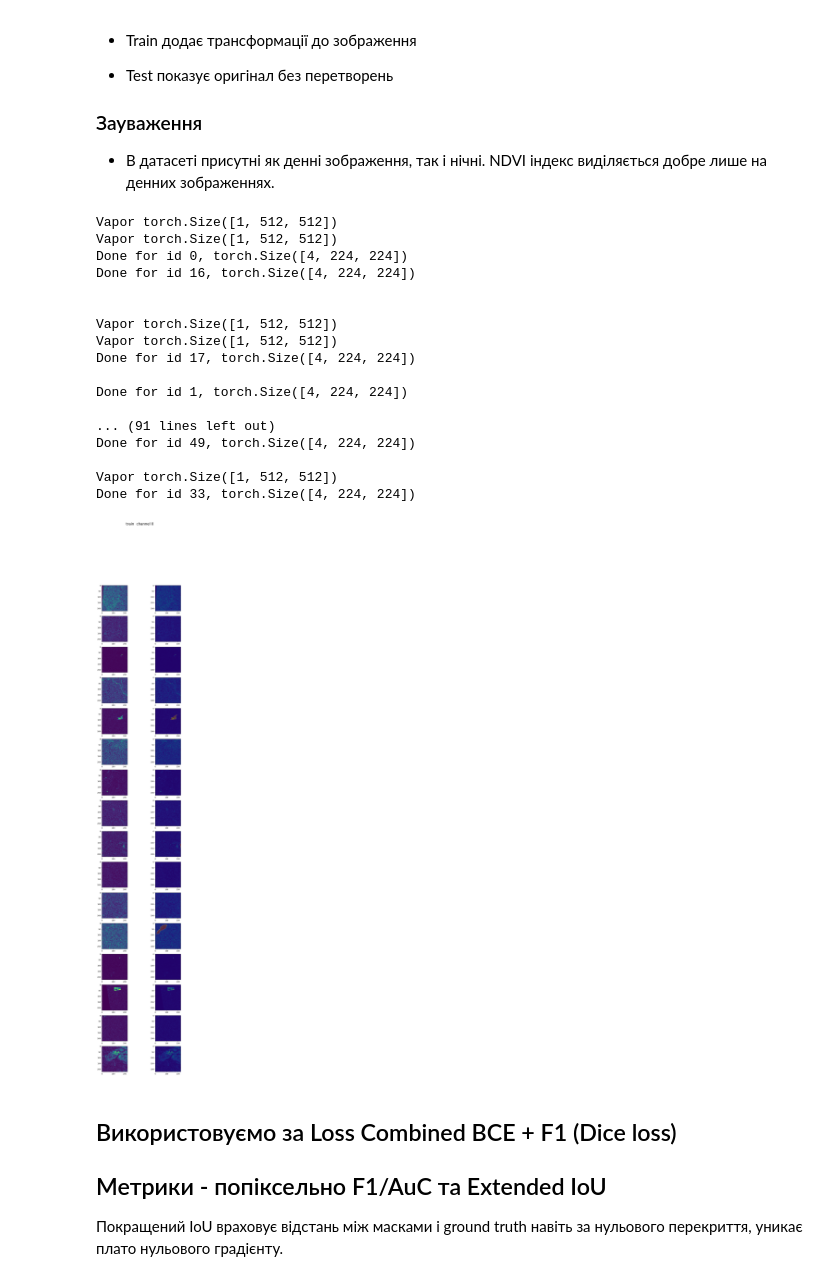
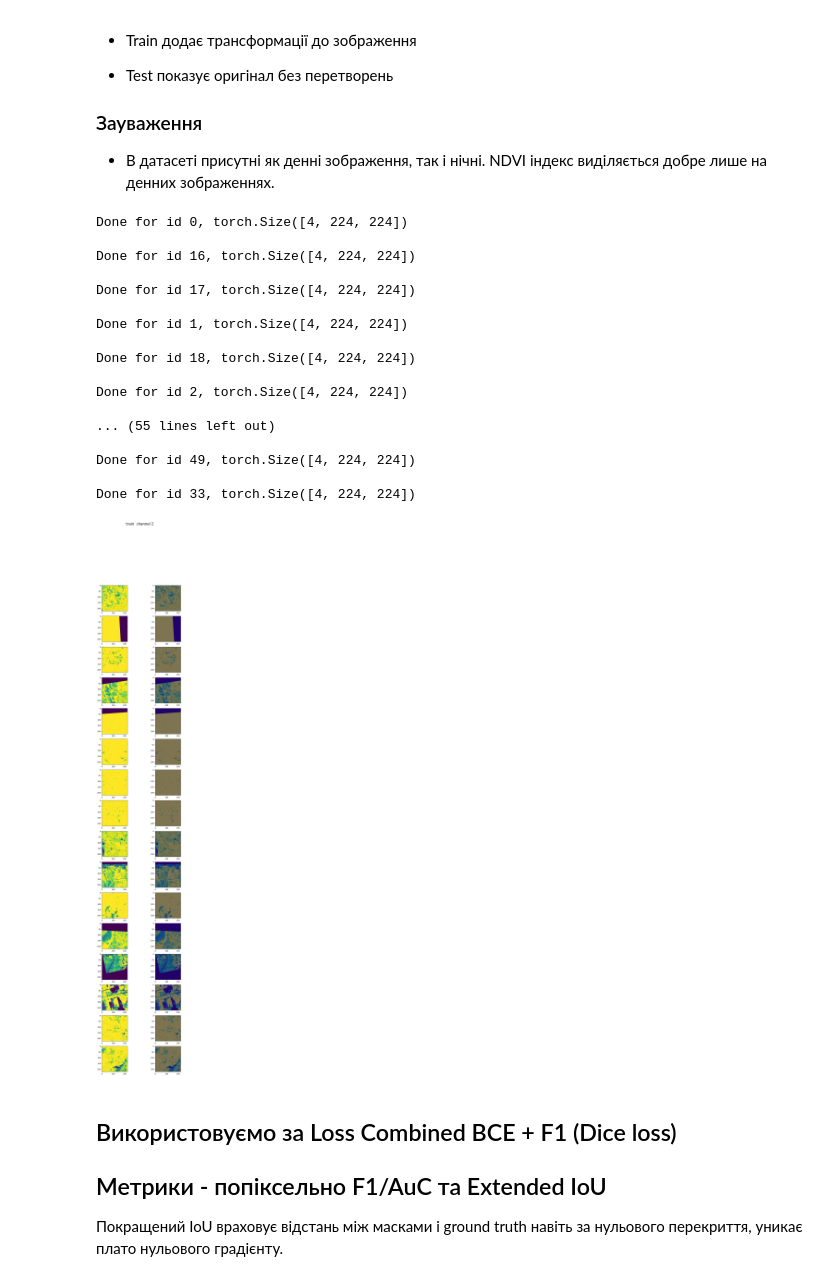
Before and after one commit to Yalnyra/CaBuAr-segmentation-learning, a Jupyter notebook: california_burned_areas/cabuar_main.ipynb, the cells around one changed output. Drawn from its saved outputs; the diff is of its cells as text; code cells hidden in the pictures.

```diff
--- a/california_burned_areas/cabuar_main.ipynb
+++ b/california_burned_areas/cabuar_main.ipynb
@@ -291,8 +291,8 @@ class CaBuArPyTorchDataset(datasets.GeneratorBasedBuilder):
         post_nir = post_fire[7, :, :]
         post_red = post_fire[3, :, :]
         # Compute hyperbolic difference of channels
-        ndvi_pre = hyperbolic_diff(pre_nir, pre_red, scale=1.)
-        ndvi_post = hyperbolic_diff(post_nir, post_red, scale=1.)
+        ndvi_pre = hyperbolic_diff(pre_nir, pre_red, scale=8.5)
+        ndvi_post = hyperbolic_diff(post_nir, post_red, scale=8.5)
 
         # Return a mean square distance between old and new
         return torch.square(ndvi_post - ndvi_pre)
@@ -330,7 +330,7 @@ class CaBuArPyTorchDataset(datasets.GeneratorBasedBuilder):
         # Extract water vapor band 09
         # water_vapor = compute_difference(post_fire[8,:,:],pre_fire[8, :, :])
         water_vapor = post_fire[8,:,:]
-        water_vapor = transforms.Normalize([2300.],[600])(water_vapor.unsqueeze(0))
+        water_vapor = transforms.Normalize([2000.],[600])(water_vapor.unsqueeze(0))
         # print(f"Vapor {water_vapor.shape}")
         # Augment layers: edge detection, saturation etc.
         if self.augment:
@@ -459,39 +459,39 @@ KeyboardInterrupt:
 # %%
 idx, processed_img = next(enumerate(tr_loader))
 # %% [output]
-Vapor torch.Size([1, 512, 512])
-Vapor torch.Size([1, 512, 512])
 Done for id 0, torch.Size([4, 224, 224])
+
 Done for id 16, torch.Size([4, 224, 224])
 
-
-Vapor torch.Size([1, 512, 512])
-Vapor torch.Size([1, 512, 512])
 Done for id 17, torch.Size([4, 224, 224])
 
 Done for id 1, torch.Size([4, 224, 224])
 
-... (91 lines left out)
+Done for id 18, torch.Size([4, 224, 224])
+
+Done for id 2, torch.Size([4, 224, 224])
+
+... (55 lines left out)
+
 Done for id 49, torch.Size([4, 224, 224])
 
-Vapor torch.Size([1, 512, 512])
 Done for id 33, torch.Size([4, 224, 224])
 # %%
 
 # Let's plot some images
 def draw_transforms(batch_img, batch_size, ch, caption:str):
   x, y = batch_img
   fig, axes = plt.subplots(batch_size, 2, figsize=(10,50))
   fig.suptitle(f"{caption}  channel {ch}", fontsize=20)
   for i in range(batch_size):
       axes[i,0].imshow(x[i,ch].view(_INPUT_SIZE,_INPUT_SIZE,1).numpy())
       axes[i,1].imshow(x[i,ch].view(_INPUT_SIZE,_INPUT_SIZE,1).numpy())
       axes[i,1].imshow(y[i].view(_INPUT_SIZE,_INPUT_SIZE,1).numpy(), cmap='jet', alpha=0.5)
   plt.show()
 
-draw_transforms(processed_img, _BATCH_SIZE, 0, "train")
+draw_transforms(processed_img, _BATCH_SIZE, 2, "train")
 # %% [output]
-[figure, old version]
+[figure, new version]
 # %%
 idx, test_img = next(enumerate(test_loadr))
 # %%
```
Also changed, not shown: parts of 9 cells of this notebook.
